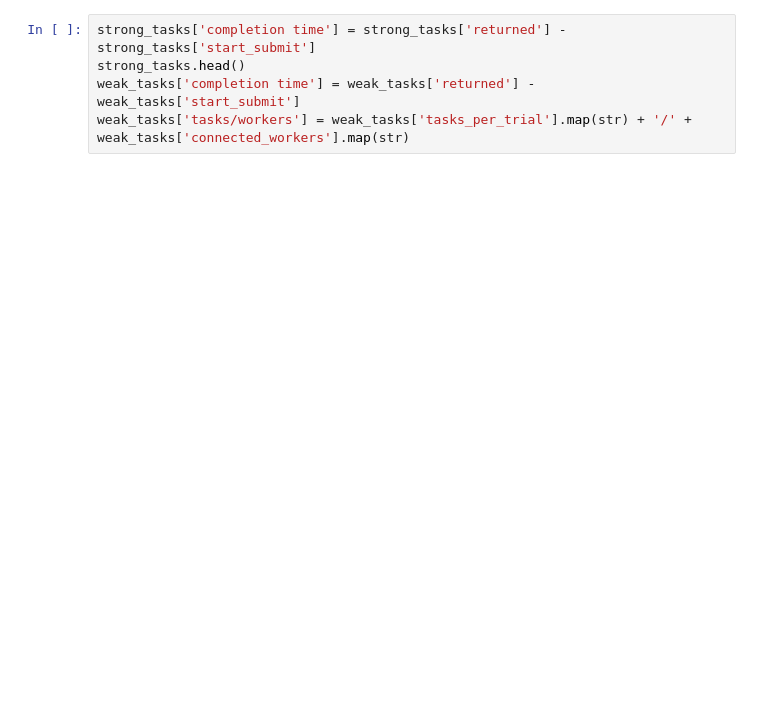
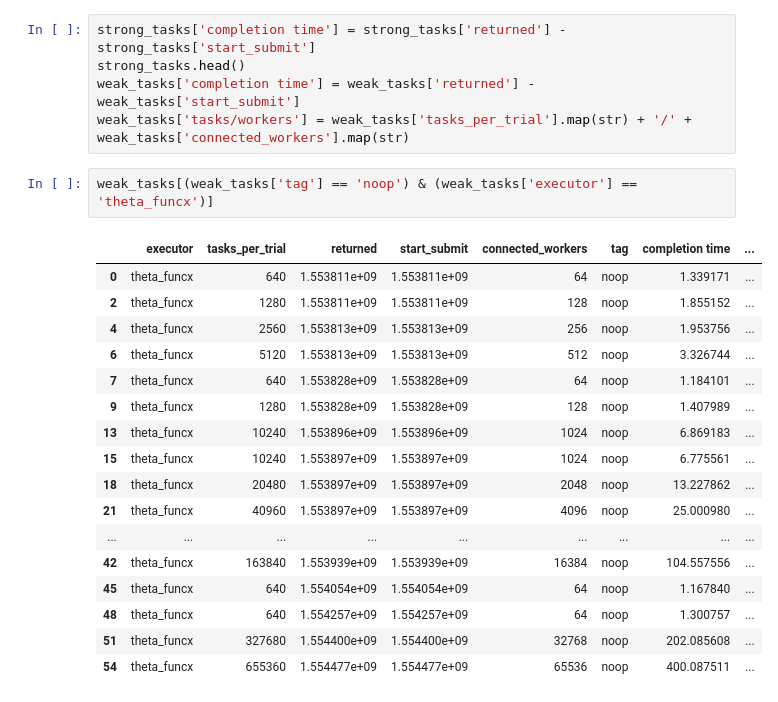
Before and after one commit to ZhuozhaoLi/sc-funcx-eval, a Jupyter notebook: notebooks/strong-weak.ipynb, the cells around one changed output. Cells and saved outputs as stored; diff of their text form; blank space fills up the shorter version.

```diff
--- a/notebooks/strong-weak.ipynb
+++ b/notebooks/strong-weak.ipynb
@@ -75,3 +70,23 @@ strong_tasks['completion time'] = strong_tasks['returned'] - strong_tasks['start
 strong_tasks.head()
 weak_tasks['completion time'] = weak_tasks['returned'] - weak_tasks['start_submit']
 weak_tasks['tasks/workers'] = weak_tasks['tasks_per_trial'].map(str) + '/' + weak_tasks['connected_workers'].map(str)
+# %%
+weak_tasks[(weak_tasks['tag'] == 'noop') & (weak_tasks['executor'] == 'theta_funcx')]
+# %% [output]
+|  | executor | tasks_per_trial | returned | start_submit | connected_workers | tag | completion time | ... |
+| 0 | theta_funcx | 640 | 1.553811e+09 | 1.553811e+09 | 64 | noop | 1.339171 | ... |
+| 2 | theta_funcx | 1280 | 1.553811e+09 | 1.553811e+09 | 128 | noop | 1.855152 | ... |
+| 4 | theta_funcx | 2560 | 1.553813e+09 | 1.553813e+09 | 256 | noop | 1.953756 | ... |
+| 6 | theta_funcx | 5120 | 1.553813e+09 | 1.553813e+09 | 512 | noop | 3.326744 | ... |
+| 7 | theta_funcx | 640 | 1.553828e+09 | 1.553828e+09 | 64 | noop | 1.184101 | ... |
+| 9 | theta_funcx | 1280 | 1.553828e+09 | 1.553828e+09 | 128 | noop | 1.407989 | ... |
+| 13 | theta_funcx | 10240 | 1.553896e+09 | 1.553896e+09 | 1024 | noop | 6.869183 | ... |
+| 15 | theta_funcx | 10240 | 1.553897e+09 | 1.553897e+09 | 1024 | noop | 6.775561 | ... |
+| 18 | theta_funcx | 20480 | 1.553897e+09 | 1.553897e+09 | 2048 | noop | 13.227862 | ... |
+| 21 | theta_funcx | 40960 | 1.553897e+09 | 1.553897e+09 | 4096 | noop | 25.000980 | ... |
+| ... | ... | ... | ... | ... | ... | ... | ... | ... |
+| 42 | theta_funcx | 163840 | 1.553939e+09 | 1.553939e+09 | 16384 | noop | 104.557556 | ... |
+| 45 | theta_funcx | 640 | 1.554054e+09 | 1.554054e+09 | 64 | noop | 1.167840 | ... |
+| 48 | theta_funcx | 640 | 1.554257e+09 | 1.554257e+09 | 64 | noop | 1.300757 | ... |
+| 51 | theta_funcx | 327680 | 1.554400e+09 | 1.554400e+09 | 32768 | noop | 202.085608 | ... |
+| 54 | theta_funcx | 655360 | 1.554477e+09 | 1.554477e+09 | 65536 | noop | 400.087511 | ... |
```
Also changed, not shown: parts of 7 cells of this notebook, 2 other files.
